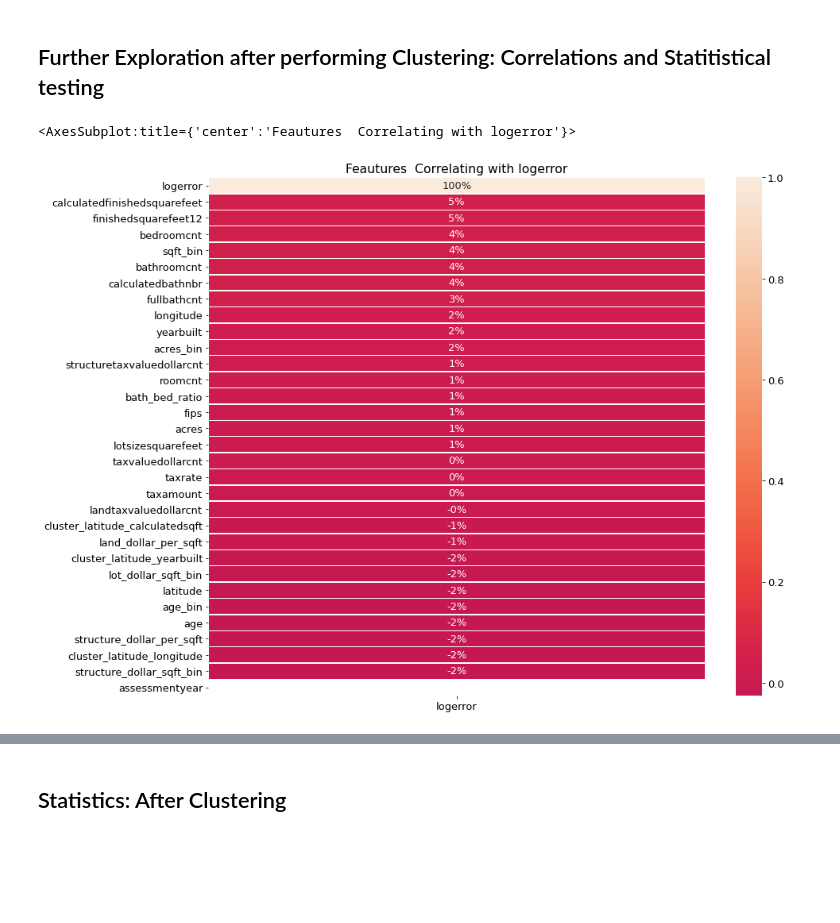
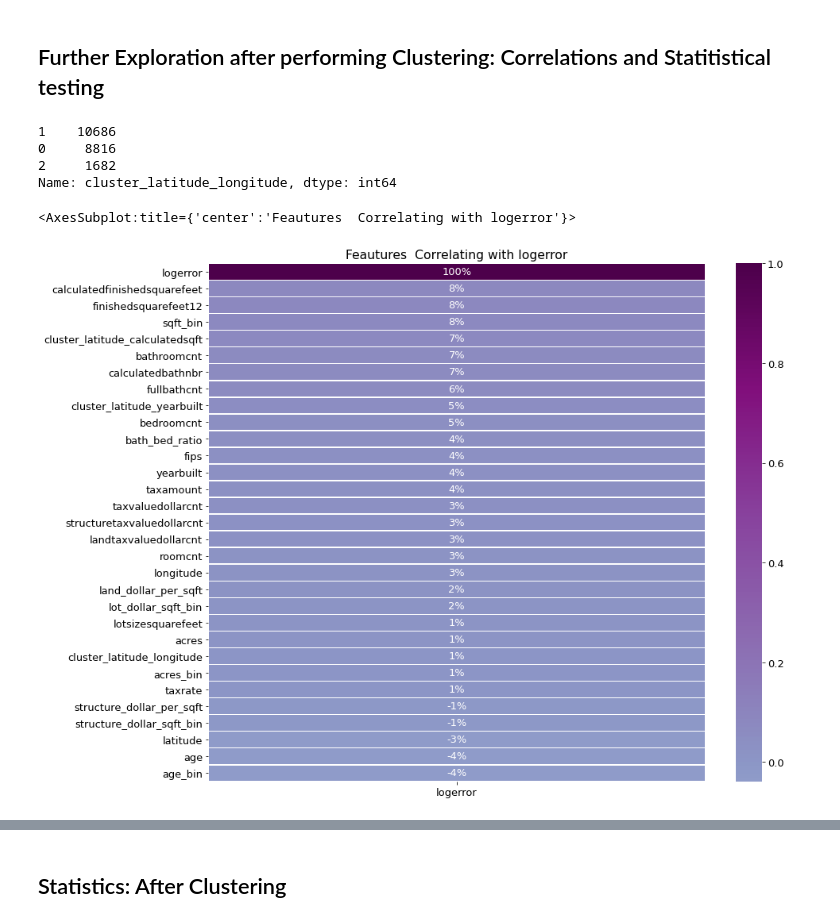
Before and after one commit to LinhQuach13/zillow_clustering_project, a Jupyter notebook: zillow_workbook.ipynb, the cells around one changed output, grey strips where cells are left out. Saved outputs shown, nothing was run; the diff lists cells and outputs as text; code cells hidden in the pictures; blank space fills up the shorter version.

```diff
--- a/zillow_workbook.ipynb
+++ b/zillow_workbook.ipynb
@@ -400,0 +484,3 @@ for col in box_plot_list:
+# %%
+zillow_df= zillow_df[zillow_df.bedroomcnt > 1.5]
+zillow_df= zillow_df[zillow_df.bedroomcnt <  5.5]
@@ -400,0 +492,3 @@ for col in box_plot_list:
+# %%
+zillow_df= zillow_df[zillow_df.fullbathcnt > 0.5]
+zillow_df= zillow_df[zillow_df.fullbathcnt <  4.5]
@@ -400,0 +500,3 @@ for col in box_plot_list:
+# %%
+zillow_df= zillow_df[zillow_df.fips >  6004.0]
+zillow_df= zillow_df[zillow_df.fips <  6092.0]
@@ -401,3 +537,7 @@ for col in box_plot_list:
+# %%
+#Create logerror bins to
+# #Will be easier to see insights and better for visuals
+zillow_df['logerror_bins'] = pd.cut(zillow_df.logerror, [-0.123, -0.0574, 0.00663, 0.0706, 0.135])
 # %% [markdown]
 ## Prepare Findings:
 - Initial drop of nulls (compared to initial shape): dropped 661 rows and 37 columns
@@ -822,10 +976,18 @@ explore.create_scatter_plot('latitude', 'yearbuilt', train, kmeans4, X_scaled4,
 # %% [markdown]
 ## Further Exploration after performing Clustering: Correlations and Statitistical testing
+# %%
+#categorical (the value counts in cluster show this is a categorical variable)
+train['cluster_latitude_longitude'].value_counts()
+# %% [output]
+1    10686
+0     8816
+2     1682
+Name: cluster_latitude_longitude, dtype: int64
 # %%
-prepare.get_heatmap(train, 'logerror', color= 'rocket')
+prepare.get_heatmap(train, 'logerror', color= 'BuPu')
 # %% [output]
 <AxesSubplot:title={'center':'Feautures  Correlating with logerror'}>
-[figure, old version]
+[figure, new version]
 # %%
 #Creating column list with clusters as part of features
 col_list_clusters_fts= train[['logerror','cluster_latitude_calculatedsqft', 'cluster_latitude_longitude', 'cluster_latitude_yearbuilt', 'structure_dollar_sqft_bin', 'lot_dollar_sqft_bin', 'bath_bed_ratio' ]]
```
Also changed, not shown: parts of 115 cells of this notebook.
